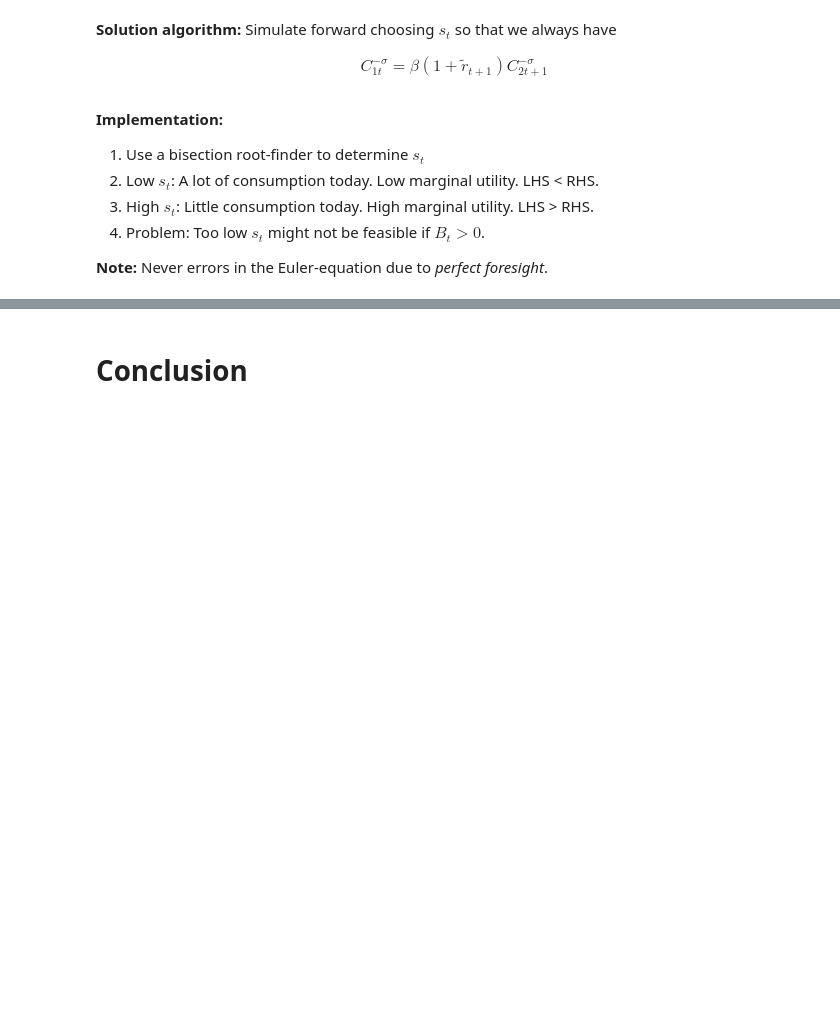
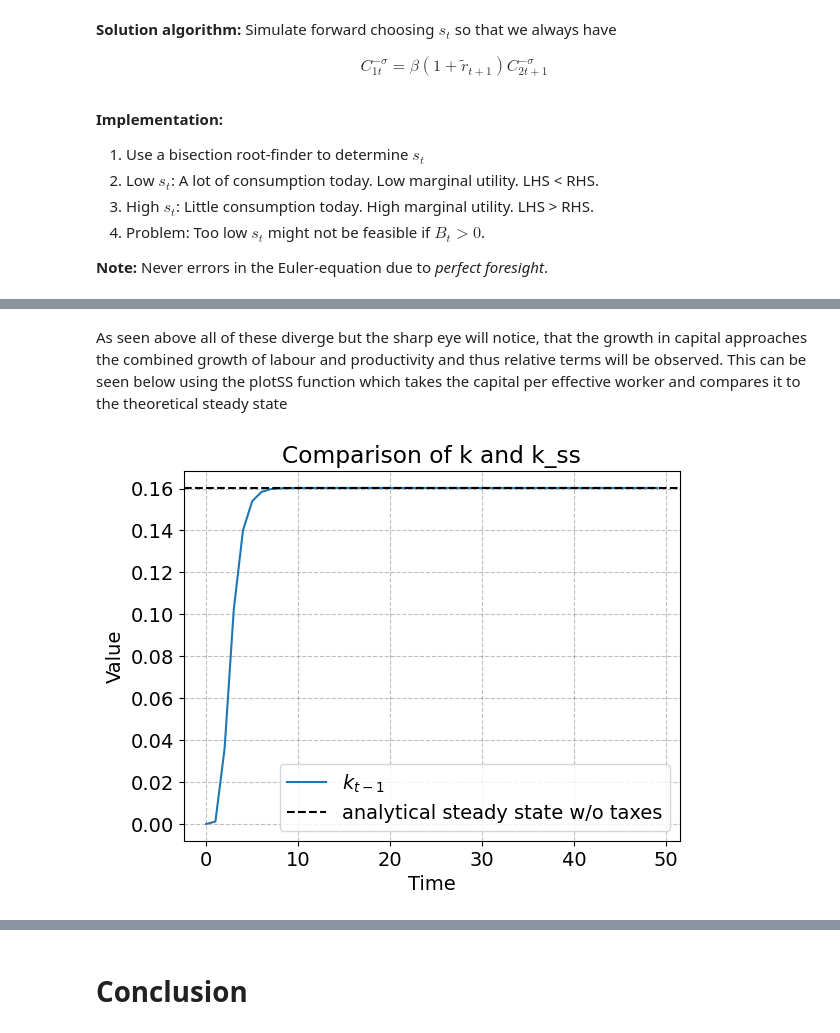
Before and after one commit to NumEconCopenhagen/projects-2023-boybandet, a Jupyter notebook: modelproject/OLG Jupyter.ipynb, the cells around one changed output, grey strips where cells are left out. Saved outputs shown, nothing was run; the diff lists cells and outputs as text; code cells hidden in the pictures; blank space fills up the shorter version.

```diff
--- a/modelproject/OLG Jupyter.ipynb
+++ b/modelproject/OLG Jupyter.ipynb
@@ -233,0 +211,6 @@ model.setup
+# %% [markdown]
+As seen above all of these diverge but the sharp eye will notice, that the growth in capital approaches the combined growth of labour and productivity and thus relative terms will be observed. This can be seen below using the plotSS function which takes the capital per effective worker and compares it to the theoretical steady state
+# %%
+plotSS(model.sim.k_lag,model.annakss())
+# %% [output]
+[figure, added]
```
Also changed, not shown: parts of 33 cells of this notebook, 2 other files.
